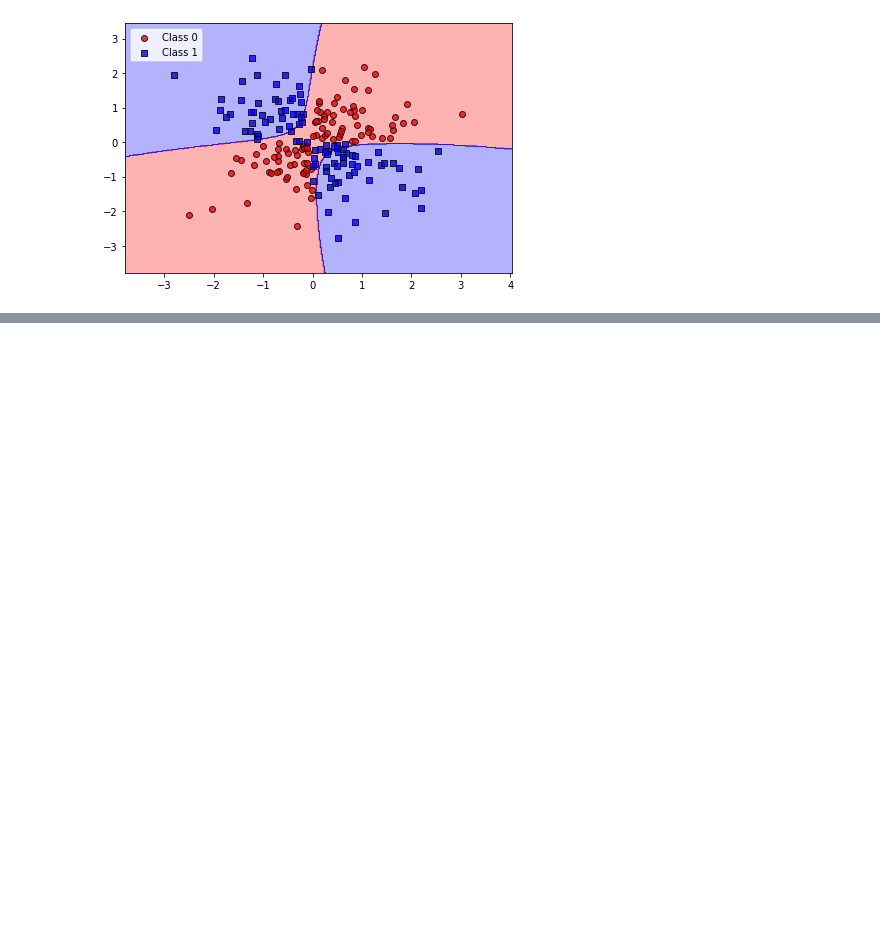
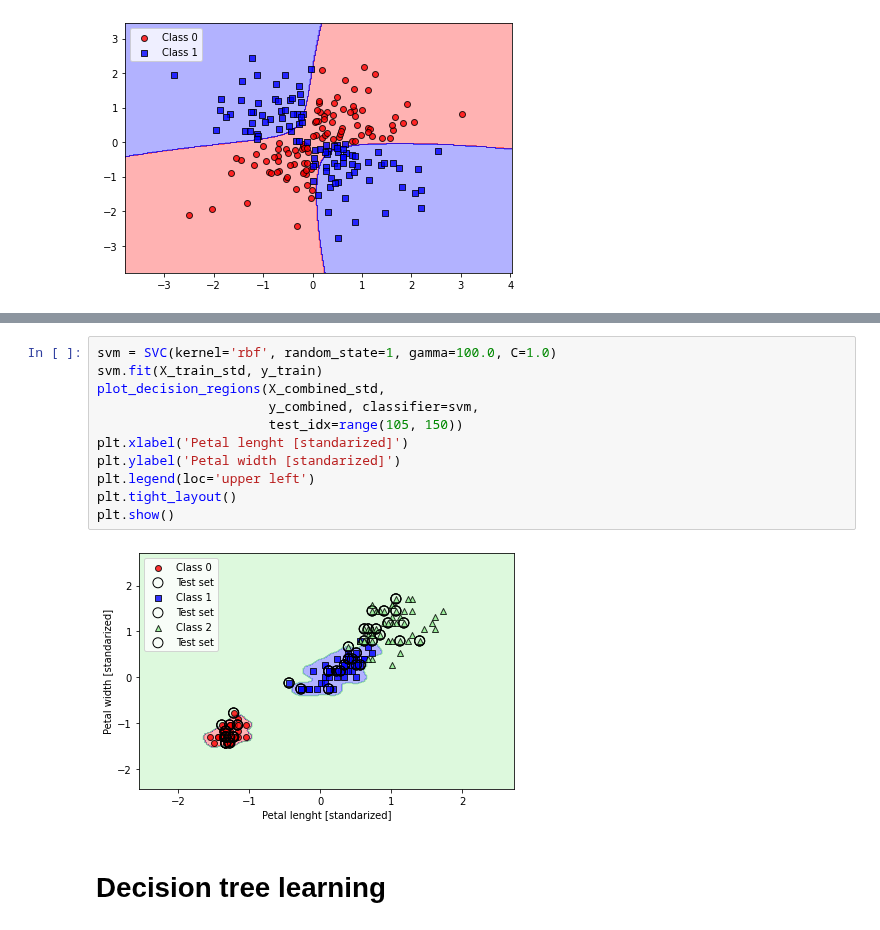
Before and after one commit to robb666/nn, a Jupyter notebook: Machine Learning With PyTorch and Scikit-Learn/Chapter 3.ipynb, the cells around one changed output, grey strips where cells are left out. Saved outputs shown, nothing was run; the diff lists cells and outputs as text; blank space fills up the shorter version.

```diff
--- a/Machine Learning With PyTorch and Scikit-Learn/Chapter 3.ipynb
+++ b/Machine Learning With PyTorch and Scikit-Learn/Chapter 3.ipynb
@@ -417,0 +431,15 @@ plt.show()
+# %%
+svm = SVC(kernel='rbf', random_state=1, gamma=100.0, C=1.0)
+svm.fit(X_train_std, y_train)
+plot_decision_regions(X_combined_std,
+                      y_combined, classifier=svm,
+                      test_idx=range(105, 150))
+plt.xlabel('Petal lenght [standarized]')
+plt.ylabel('Petal width [standarized]')
+plt.legend(loc='upper left')
+plt.tight_layout()
+plt.show()
+# %% [output]
+[figure, added]
+# %% [markdown]
+# Decision tree learning
```
Also changed, not shown: parts of 2 cells of this notebook.
